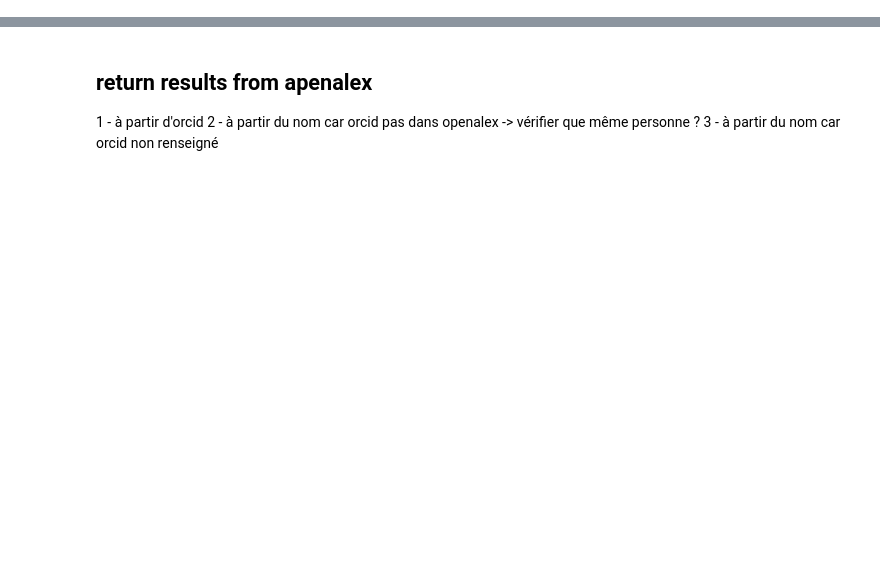
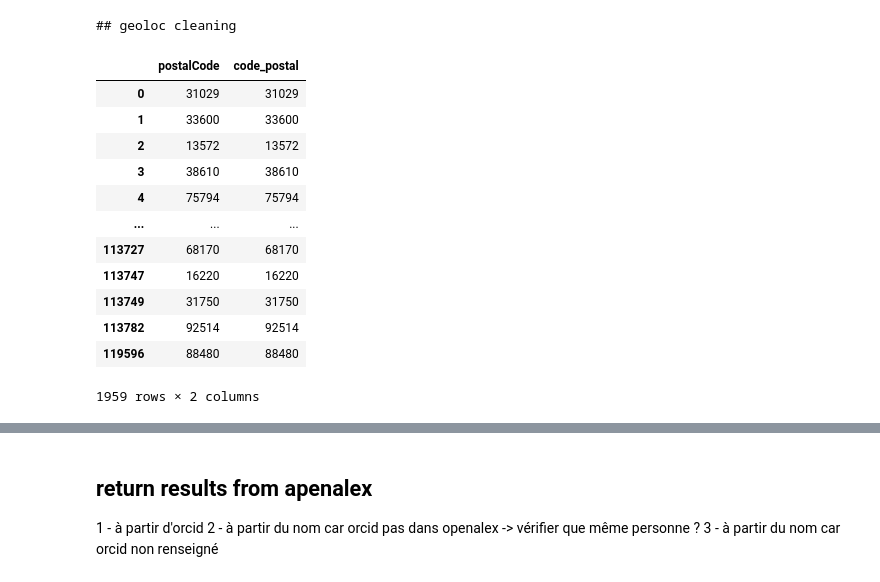
Before and after one commit to dataesr/pcri, a Jupyter notebook: test.ipynb, the cells around one changed output, grey strips where cells are left out. Drawn from its saved outputs; the diff is of its cells as text; code cells hidden in the pictures; blank space fills up the shorter version.

Commit message:
modif participation_linked

```diff
--- a/test.ipynb
+++ b/test.ipynb
@@ -366,0 +1,33 @@ df[(df.contact.str.contains('feng'))&(df.entities_name.str.contains('Leeds'))][[
+# %%
+import pandas as pd, time, re, numpy as np
+pd.options.mode.copy_on_write = True
+from IPython.display import HTML
+from functions_shared import stop_word, unzip_zip, prep_str_col, work_csv, adr_tag
+from constant_vars import ZIPNAME, FRAMEWORK
+from config_path import PATH_MATCH, PATH_SOURCE, PATH_CLEAN, PATH_ORG, PATH_WORK
+from api_process.matcher import matcher
+
+print(f"### IMPORT datasets")
+participation = pd.read_pickle(f"{PATH_CLEAN}participation_current.pkl")
+participation['participation_linked'] = participation['project_id']+"-"+participation['orderNumber']
+# participation = pd.read_pickle(f"{PATH_CLEAN}participation_complete.pkl")
+entities_info = pd.read_pickle(f"{PATH_CLEAN}entities_info_current2.pkl")
+# # entities = pd.read_pickle(f"{PATH_WORK}entities_participation_current.pkl")
+proj = pd.read_pickle(f"{PATH_CLEAN}projects_current.pkl")
+nuts = pd.read_pickle("data_files/nuts_complet.pkl")
+
+countries = pd.read_pickle(f"{PATH_CLEAN}country_current.pkl")
+lien = pd.read_pickle(f"{PATH_CLEAN}lien.pkl")
+perso = pd.read_pickle(f"{PATH_CLEAN}persons_current.pkl")
+
+pp_app = unzip_zip(ZIPNAME, f"{PATH_SOURCE}{FRAMEWORK}/", 'proposals_applicants_departments.json', 'utf8')
+pp_app = pd.DataFrame(pp_app)
+pp_app = pp_app.rename(columns={'proposalNbr':'project_id', 'applicantPic':'pic','departmentApplicantName':'department'}).astype(str)
+pp_app = pp_app.replace({'None': np.nan})
+print(f"- size pp_app: {len(pp_app)}")
+
+pp_part = unzip_zip(ZIPNAME, f"{PATH_SOURCE}{FRAMEWORK}/", 'projects_participants_departments.json', 'utf8')
+pp_part = pd.DataFrame(pp_part)
+pp_part = pp_part.rename(columns={'projectNbr':'project_id', 'participantPic':'pic','departmentParticipantName':'department'}).astype(str)
+pp_part = pp_part.replace({'None': np.nan})
+print(f"- size pp_part: {len(pp_part)}")
@@ -366,0 +51,3 @@ df[(df.contact.str.contains('feng'))&(df.entities_name.str.contains('Leeds'))][[
+# %%
+entities_all = pd.concat([keep,  struct_et], ignore_index=True, axis=0)
+print(f"size entities_all: {len(entities_all)}")
@@ -366,0 +109,25 @@ df[(df.contact.str.contains('feng'))&(df.entities_name.str.contains('Leeds'))][[
+# %%
+########
+print("## geoloc cleaning")
+stop_word(entities_all, 'country_code', ['street'])
+# %% [output]
+## geoloc cleaning
+# %%
+tmp=entities_all.loc[(entities_all.country_code=='FRA')&(~entities_all.postalCode.isnull()), ['postalCode']].drop_duplicates()
+tmp['code_postal'] = tmp.postalCode.str.replace(r"\D*", '', regex=True).str.strip()
+tmp['code_postal'] = tmp.code_postal.map(lambda x: np.nan if len(x)!=5. else x)
+tmp
+# %% [output]
+|  | postalCode | code_postal |
+| 0 | 31029 | 31029 |
+| 1 | 33600 | 33600 |
+| 2 | 13572 | 13572 |
+| 3 | 38610 | 38610 |
+| 4 | 75794 | 75794 |
+| ... | ... | ... |
+| 113727 | 68170 | 68170 |
+| 113747 | 16220 | 16220 |
+| 113749 | 31750 | 31750 |
+| 113782 | 92514 | 92514 |
+| 119596 | 88480 | 88480 |
+1959 rows × 2 columns
```
Also changed, not shown: parts of 18 cells of this notebook, 4 other files.
